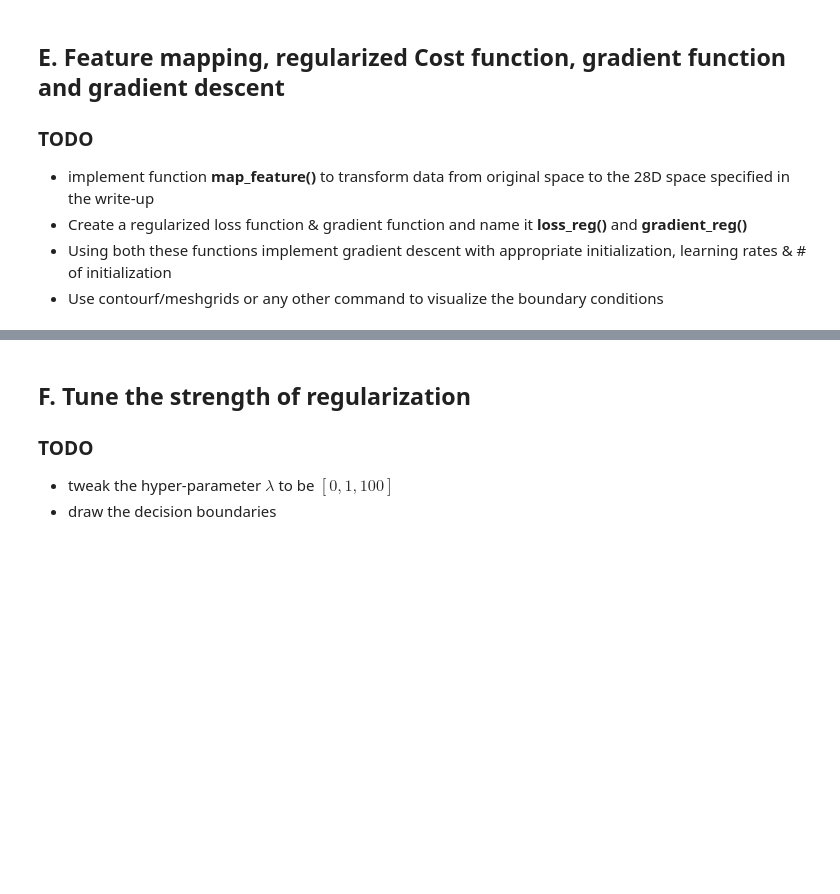
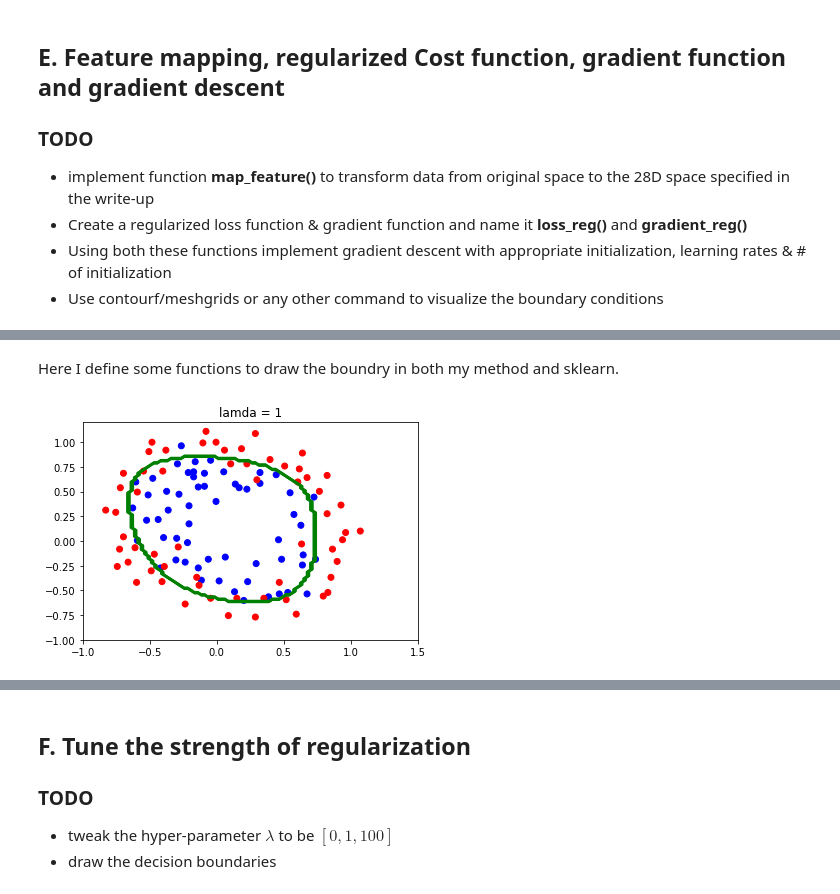
Before and after one commit to linjiw/787, a Jupyter notebook: hw3/q2___3.ipynb, the cells around one changed output, grey strips where cells are left out. Saved outputs shown, nothing was run; the diff lists cells and outputs as text; code cells hidden in the pictures; blank space fills up the shorter version.

```diff
--- a/hw3/q2___3.ipynb
+++ b/hw3/q2___3.ipynb
@@ -408,0 +253,35 @@ plt.show()
+# %% [markdown]
+Here I define some functions to draw the boundry in both my method and sklearn.
+# %%
+def drawmesh_reg(xrange,yrange,w,X,Y,title=None,subplot=None):
+    xx = np.linspace(xrange[0], xrange[1], 100)
+    yy = np.linspace(yrange[0], yrange[1], 100)
+    xv, yv = np.meshgrid(xx, yy)
+    xr= xv.ravel()
+    yr = yv.ravel()
+
+    xc = xr.reshape(-1,1)
+    yc = yr.reshape(-1,1)
+    fake_x = np.hstack((xc,yc))
+
+    new_X = map_feature_reg(fake_x)
+    # print(new_X.shape)
+    soft = predict(w,new_X)
+    # ListedColormap(["darkorange", "gold", "lawngreen", "lightseagreen"])
+    if subplot==None:
+        plt.contour(xv,yv,soft[:,1].reshape((-1,100)),colors ='green')
+        # plt.scatter(xr,yr,c=soft[:,1])
+        plt.scatter(X[:,0],X[:,1],c=Y,cmap=ListedColormap([ "red", "blue"]))
+        plt.title(title)
+        plt.show()
+    else:
+        subplot.contour(xv,yv,soft[:,1].reshape((-1,100)),colors ='green')
+        # subplot.scatter(xr,yr,c=soft[:,1])
+        subplot.scatter(X[:,0],X[:,1],c=Y,cmap=ListedColormap([ "red", "blue"]))
+        subplot.set_title(title)
+
+# fig, axs = plt.subplots(1,2,figsize=(16,8))
+
+drawmesh_reg([-1,1.5],[-1,1.2],w,X2,Y2,title="lamda = 1",subplot=None)
+# %% [output]
+[figure, added]
```
Also changed, not shown: parts of 19 cells of this notebook, 2 other files.
